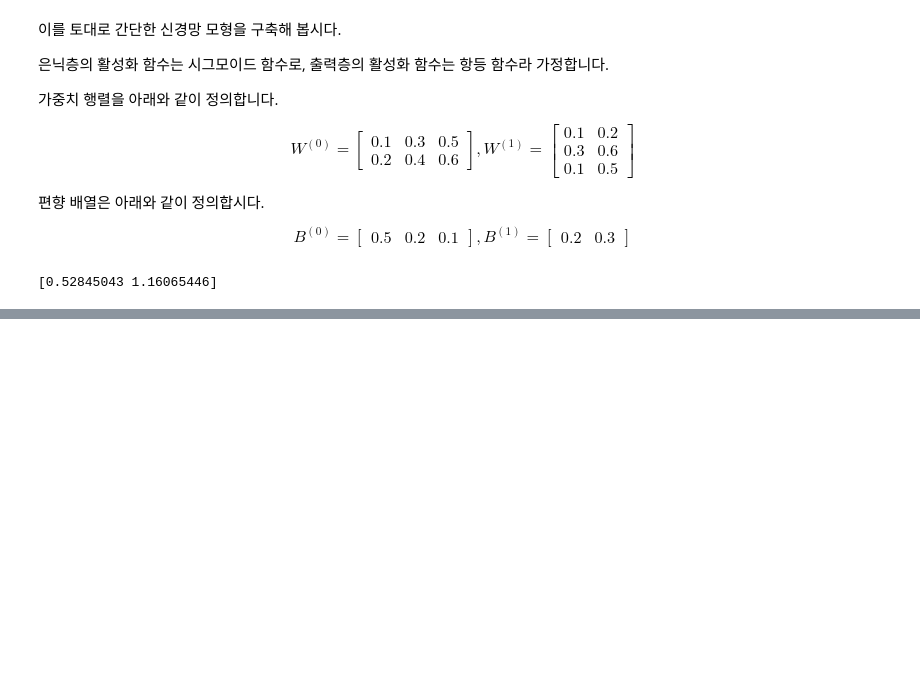
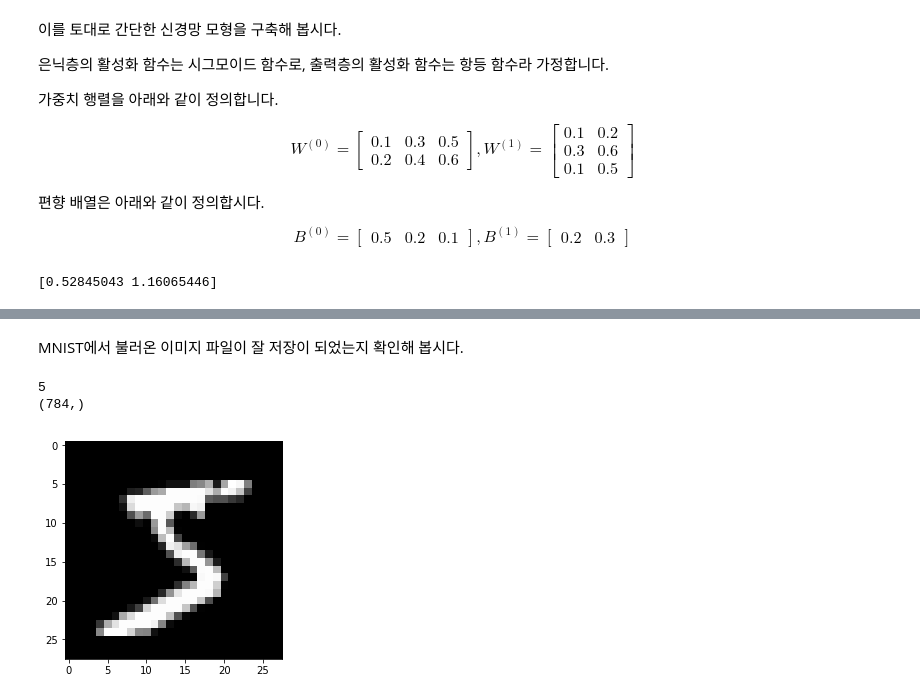
Before and after one commit to yugyoung/LinearAlgebra, a Jupyter notebook: PyLec02_neural_network.ipynb, the cells around one changed output, grey strips where cells are left out. Cells and saved outputs as stored; diff of their text form; code cells hidden in the pictures; blank space fills up the shorter version.

```diff
--- a/PyLec02_neural_network.ipynb
+++ b/PyLec02_neural_network.ipynb
@@ -159,0 +191,24 @@ print(y)
+# %%
+import numpy as np
+from dataset.mnist import load_mnist
+
+(x_train, t_train), (x_test, t_test) = load_mnist(flatten=True, normalize=False)
+# %% [markdown]
+MNIST에서 불러온 이미지 파일이 잘 저장이 되었는지 확인해 봅시다.
+# %%
+import matplotlib.pyplot as plt
+import numpy as np
+
+
+img = x_train[0]
+label = t_train[0]
+print(label) # 첫 이미지는 숫자 5입니다.
+print(img.shape) # load_mnist는 각 이미지를 1차원 배열로 불러옵니다.
+
+img = img.reshape(28,28) # 이를 28x28 크기의 2차원 배열로 변환합니다.
+plt.imshow(img)
+plt.show()
+# %% [output]
+5
+(784,)
+[figure, added]
```
Also changed, not shown: parts of 13 cells of this notebook, 9 other files.
